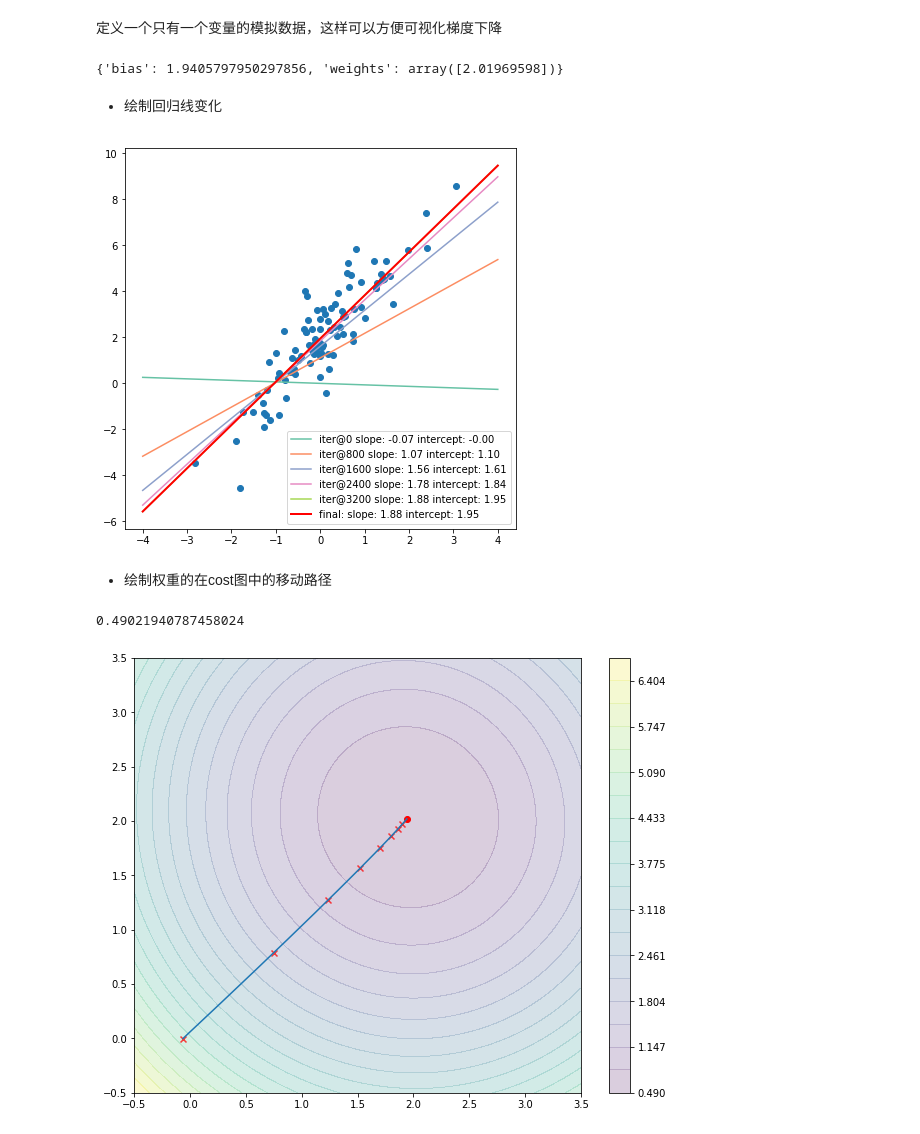
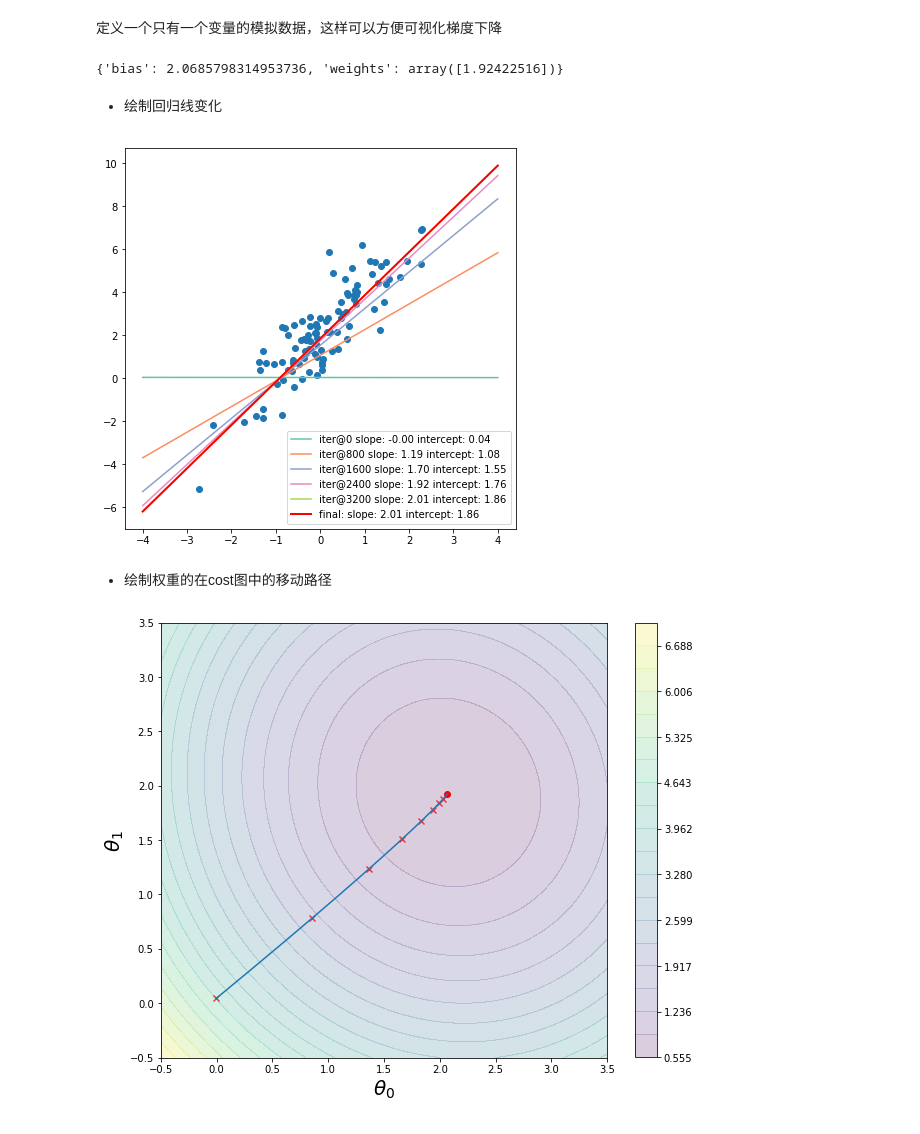
Before and after one commit to snowhyzhang/yukino, a Jupyter notebook: machine_learning/linear_regression_gd.ipynb, the cells around one changed output. Saved outputs shown, nothing was run; the diff lists cells and outputs as text; code cells hidden in the pictures.

```diff
--- a/machine_learning/linear_regression_gd.ipynb
+++ b/machine_learning/linear_regression_gd.ipynb
@@ -51,18 +51,18 @@ class LinearRegressionGD:
 
     def fit(self, X, y):
         # 增加一列全为1的向量，用于更新偏置
-        train_X = np.column_stack((np.ones(X.shape[0]), X))
+        bias_X = np.column_stack((np.ones(X.shape[0]), X))
         # 随机初始化权重
-        self.weights = np.random.normal(scale=0.05, size=train_X.shape[1])
+        self.weights = np.random.normal(scale=0.05, size=bias_X.shape[1])
         for i in range(self.n_iter):
-            outputs = self.__cal_output(train_X)
+            outputs = self.__cal_output(bias_X)
             errors = outputs - y
 
             cost = self.__cal_cost(errors)
             self.costs.append(cost)
 
             # 更新权重(公式4)
-            self.weights = self.weights - self.learning_rate * self.__cal_weights_gradient(train_X, errors)
+            self.weights = self.weights - self.learning_rate * self.__cal_weights_gradient(bias_X, errors)
             if self.record_weights:
                 self.recorded_weights.append(np.copy(self.weights))
 
@@ -85,7 +85,8 @@ class LinearRegressionGD:
         return {'bias': self.weights[0], 'weights': self.weights[1:]}
 
     def predict(self, X):
-        return self.__cal_output(X)
+        bias_X = np.column_stack((np.ones(X.shape[0]), X))
+        return self.__cal_output(bias_X)
 
     # 绘制cost下降情况
     def plot_cost(self, start=0, end=None, max_cost=None):
@@ -95,6 +96,8 @@ class LinearRegressionGD:
         else:
             plot_cost = self.costs[start:end]
         plt.plot(plot_cost)
+        plt.xlabel('iter', fontsize=15)
+        plt.ylabel('cost', fontsize=15)
         plt.show()
 # %% [markdown]
 ## 训练模型
@@ -140,12 +142,13 @@ from matplotlib import cm
 X = np.random.randn(100, 1)
 y = 2 + 2 * X.flatten() + np.random.randn(100)
 # %%
-lr_record = LinearRegressionGD(n_iter=5000, record_weights=True)
-lr_record.fit(X, y)
+lr = LinearRegressionGD(n_iter=5000, record_weights=True)
+
+lr.fit(X, y)
 # %%
-lr_record.get_weights()
+lr.get_weights()
 # %% [output]
-{'bias': 1.9405797950297856, 'weights': array([2.01969598])}
+{'bias': 2.0685798314953736, 'weights': array([1.92422516])}
 # %% [markdown]
 - 绘制回归线变化
 # %%
@@ -155,16 +158,16 @@ x = np.linspace(-4, 4, 10)
 plot_weight_index = [0, 500, ]
 cmap = cm.get_cmap('Set2')
 for c_ind, w_ind in enumerate(range(0, 4000, 800)):
-    slope, intercept = lr_record.recorded_weights[w_ind, :]
+    slope, intercept = lr.recorded_weights[w_ind, :]
     line = slope * x + intercept
     plt.plot(x, line, color=cmap(c_ind), label='iter@%d slope: %.2f intercept: %.2f' % (w_ind, slope, intercept))
-final_sploe, final_intercept = lr_record.get_weights()
+final_sploe, final_intercept = lr.get_weights()
 line = slope * x + intercept
 plt.plot(x, line, color='r', linewidth=2, label='final: slope: %.2f intercept: %.2f' % (slope, intercept))
 plt.legend(loc='lower right')
 plt.show()
 # %% [output]
-[figure, old version]
+[figure, new version]
 # %% [markdown]
 - 绘制权重的在cost图中的移动路径
 # %%
@@ -183,22 +186,18 @@ for x_ in np.array([xv.flatten(), yv.flatten()]).T:
     costs.append(cost)
 
 costs = np.array(costs).reshape(xv.shape)
-weights = lr_record.recorded_weights
+weights = lr.recorded_weights
-# %%
-np.max(costs)
-np.min(costs)
-# %% [output]
-0.49021940787458024
 # %%
 fig = plt.figure(figsize=(10, 8))
 my_levels=np.linspace(np.min(costs), np.max(costs), 20)
 cs = plt.contourf(xv, yv, costs, alpha=0.2, cmap=cm.viridis, levels=my_levels)
 cbar = fig.colorbar(cs)
 plt.plot(weights[:, 0], weights[:, 1])
 plt.scatter(weights[:, 0][:4000:500], weights[:, 1][:4000:500],
             marker='x', color='red', alpha=0.75)
 plt.scatter(weights[-1, 0], weights[-1, 1], marker='o', color='red')
-
+plt.xlabel(r'$\theta_0$', fontsize=20)
+plt.ylabel(r'$\theta_1$', fontsize=20)
 plt.show()
 # %% [output]
-[figure, old version]
+[figure, new version]
```
Also changed, not shown: parts of 7 cells of this notebook.
